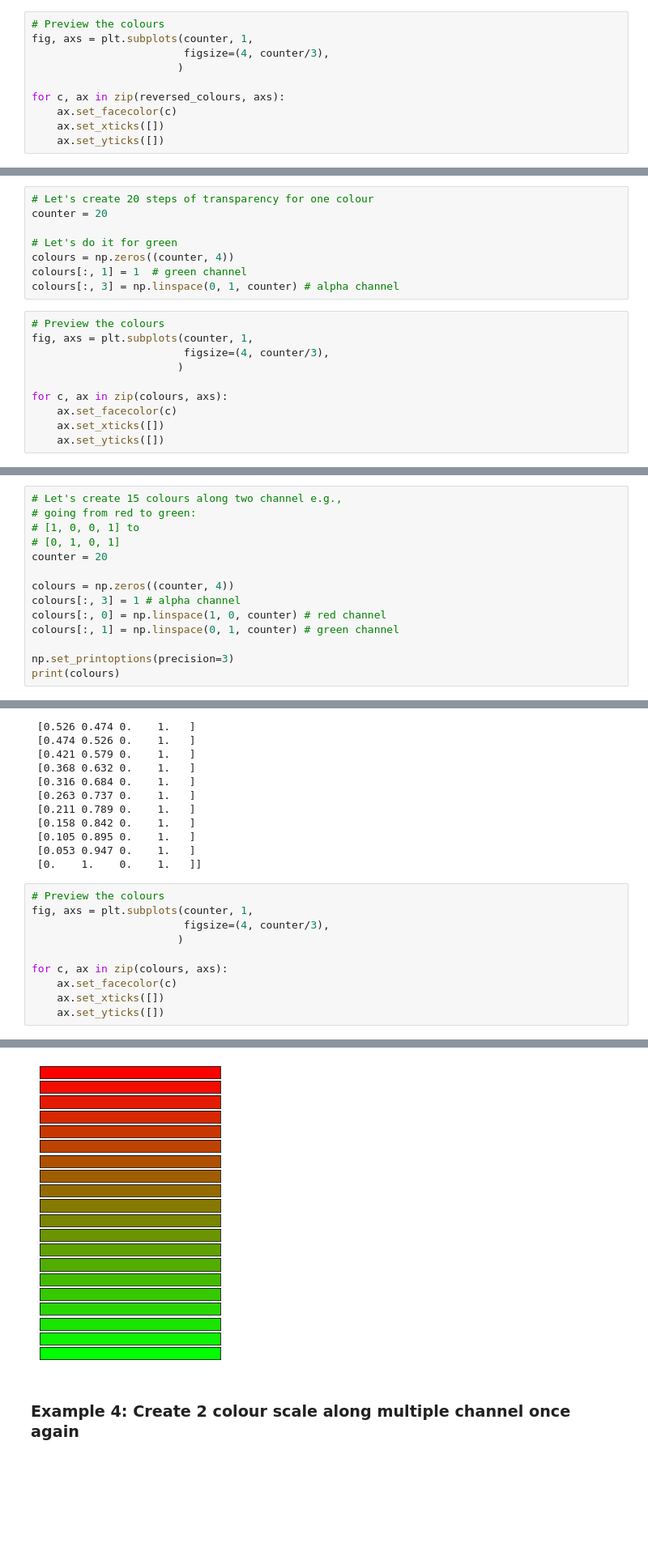
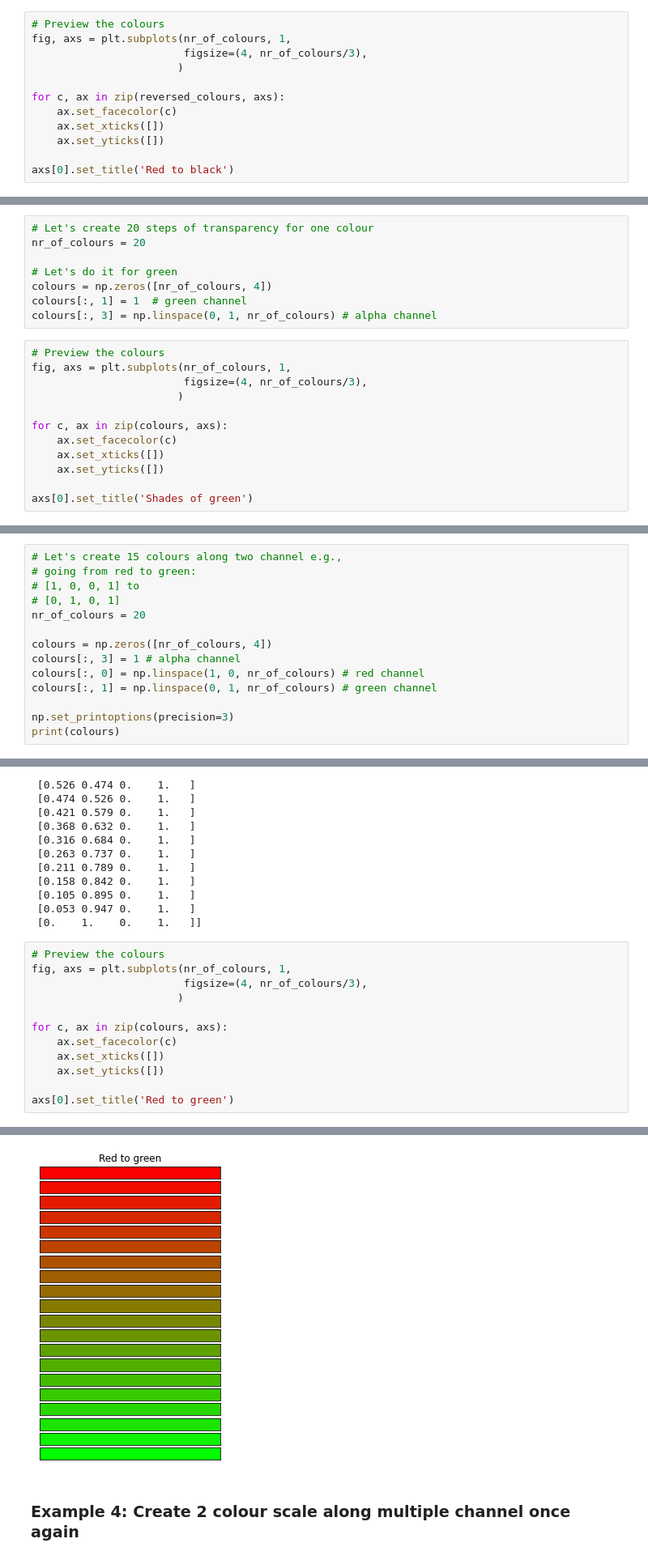
Before and after one commit to pawjast/medium, a Jupyter notebook: code/matplotlib custom RGB colours.ipynb, the cells around one changed output, grey strips where cells are left out. Shown at 81% size. Drawn from its saved outputs; the diff is of its cells as text; blank space fills up the shorter version.

```diff
--- a/code/matplotlib custom RGB colours.ipynb
+++ b/code/matplotlib custom RGB colours.ipynb
@@ -167,12 +184,14 @@ for c, ax in zip(colours, axs):
 reversed_colours = colours[::-1]
 # %%
 # Preview the colours
-fig, axs = plt.subplots(counter, 1,
-                        figsize=(4, counter/3),
+fig, axs = plt.subplots(nr_of_colours, 1,
+                        figsize=(4, nr_of_colours/3),
                        )
 
 for c, ax in zip(reversed_colours, axs):
     ax.set_facecolor(c)
     ax.set_xticks([])
     ax.set_yticks([])
+
+axs[0].set_title('Red to black')
 # %% [output]
@@ -181,20 +201,22 @@ for c, ax in zip(reversed_colours, axs):
 ### Example 2: Vary the transparency
 # %%
 # Let's create 20 steps of transparency for one colour
-counter = 20
+nr_of_colours = 20
 
 # Let's do it for green
-colours = np.zeros((counter, 4))
+colours = np.zeros([nr_of_colours, 4])
 colours[:, 1] = 1  # green channel
-colours[:, 3] = np.linspace(0, 1, counter) # alpha channel
+colours[:, 3] = np.linspace(0, 1, nr_of_colours) # alpha channel
 # %%
 # Preview the colours
-fig, axs = plt.subplots(counter, 1,
-                        figsize=(4, counter/3),
+fig, axs = plt.subplots(nr_of_colours, 1,
+                        figsize=(4, nr_of_colours/3),
                        )
 
 for c, ax in zip(colours, axs):
     ax.set_facecolor(c)
     ax.set_xticks([])
     ax.set_yticks([])
+
+axs[0].set_title('Shades of green')
 # %% [output]
@@ -206,12 +229,12 @@ for c, ax in zip(colours, axs):
 # going from red to green:
 # [1, 0, 0, 1] to
 # [0, 1, 0, 1]
-counter = 20
+nr_of_colours = 20
 
-colours = np.zeros((counter, 4))
+colours = np.zeros([nr_of_colours, 4])
 colours[:, 3] = 1 # alpha channel
-colours[:, 0] = np.linspace(1, 0, counter) # red channel
-colours[:, 1] = np.linspace(0, 1, counter) # green channel
+colours[:, 0] = np.linspace(1, 0, nr_of_colours) # red channel
+colours[:, 1] = np.linspace(0, 1, nr_of_colours) # green channel
 
 np.set_printoptions(precision=3)
 print(colours)
@@ -238,12 +261,14 @@ print(colours)
  [0.    1.    0.    1.   ]]
 # %%
 # Preview the colours
-fig, axs = plt.subplots(counter, 1,
-                        figsize=(4, counter/3),
+fig, axs = plt.subplots(nr_of_colours, 1,
+                        figsize=(4, nr_of_colours/3),
                        )
 
 for c, ax in zip(colours, axs):
     ax.set_facecolor(c)
     ax.set_xticks([])
     ax.set_yticks([])
+
+axs[0].set_title('Red to green')
 # %% [output]
@@ -250,4 +276,4 @@ for c, ax in zip(colours, axs):
-[figure, old version]
+[figure, new version]
 # %% [markdown]
 ### Example 4: Create 2 colour scale along multiple channel once again
 # %%
```
Also changed, not shown: parts of 27 cells of this notebook.
